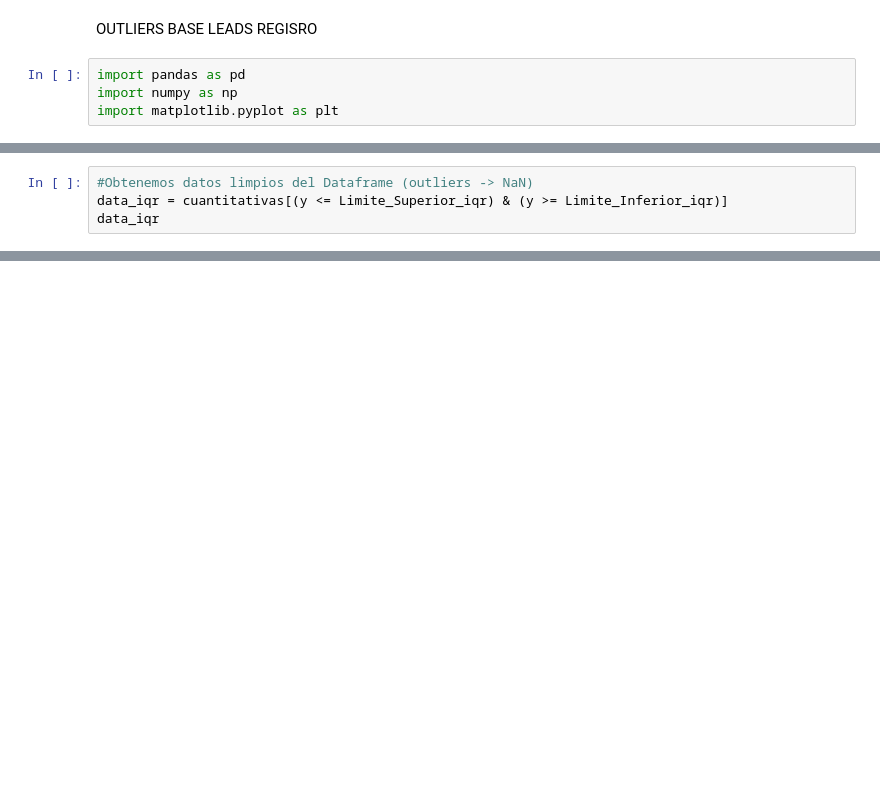
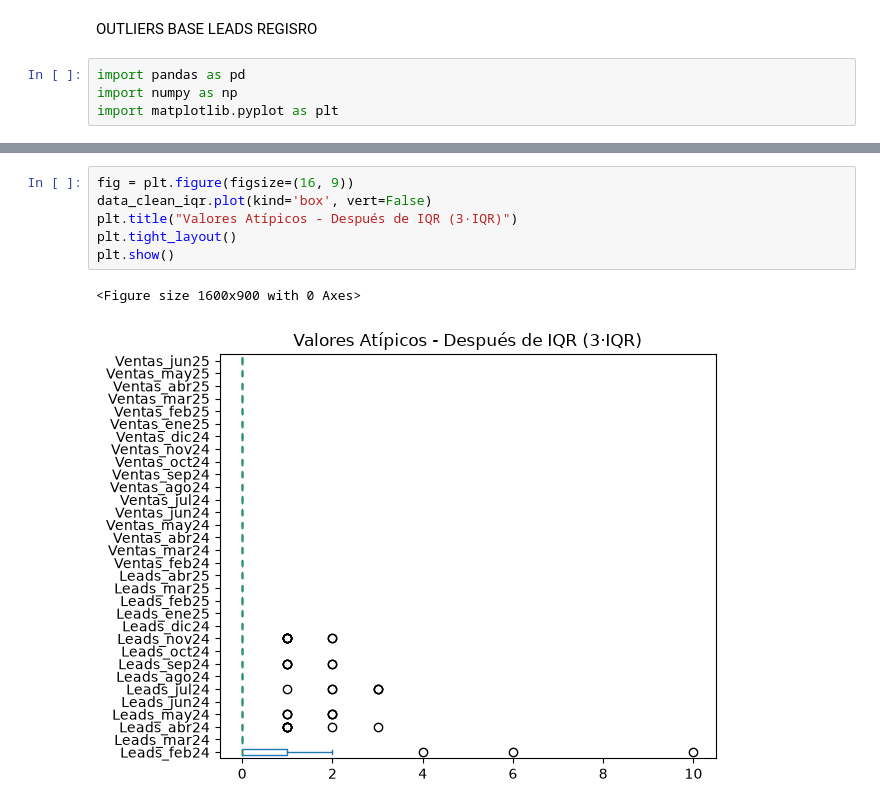
Before and after one commit to a01739713-jpg/Valores_atipicos, a Jupyter notebook: Actividad3.2/Código_ValoresAtipicos.ipynb, the cells around one changed output, grey strips where cells are left out. Cells and saved outputs as stored; diff of their text form; blank space fills up the shorter version.

```diff
--- a/Actividad3.2/Código_ValoresAtipicos.ipynb
+++ b/Actividad3.2/Código_ValoresAtipicos.ipynb
@@ -35,4 +58,0 @@ print("\nLimite inferior permitido:\n", Limite_Inferior_iqr)
-# %%
-#Obtenemos datos limpios del Dataframe (outliers -> NaN)
-data_iqr = cuantitativas[(y <= Limite_Superior_iqr) & (y >= Limite_Inferior_iqr)]
-data_iqr
@@ -71,0 +139,9 @@ OUTLIERS
+# %%
+fig = plt.figure(figsize=(16, 9))
+data_clean_iqr.plot(kind='box', vert=False)
+plt.title("Valores Atípicos - Después de IQR (3·IQR)")
+plt.tight_layout()
+plt.show()
+# %% [output]
+<Figure size 1600x900 with 0 Axes>
+[figure, added]
```
Also changed, not shown: parts of 43 cells of this notebook, 1 other file.
